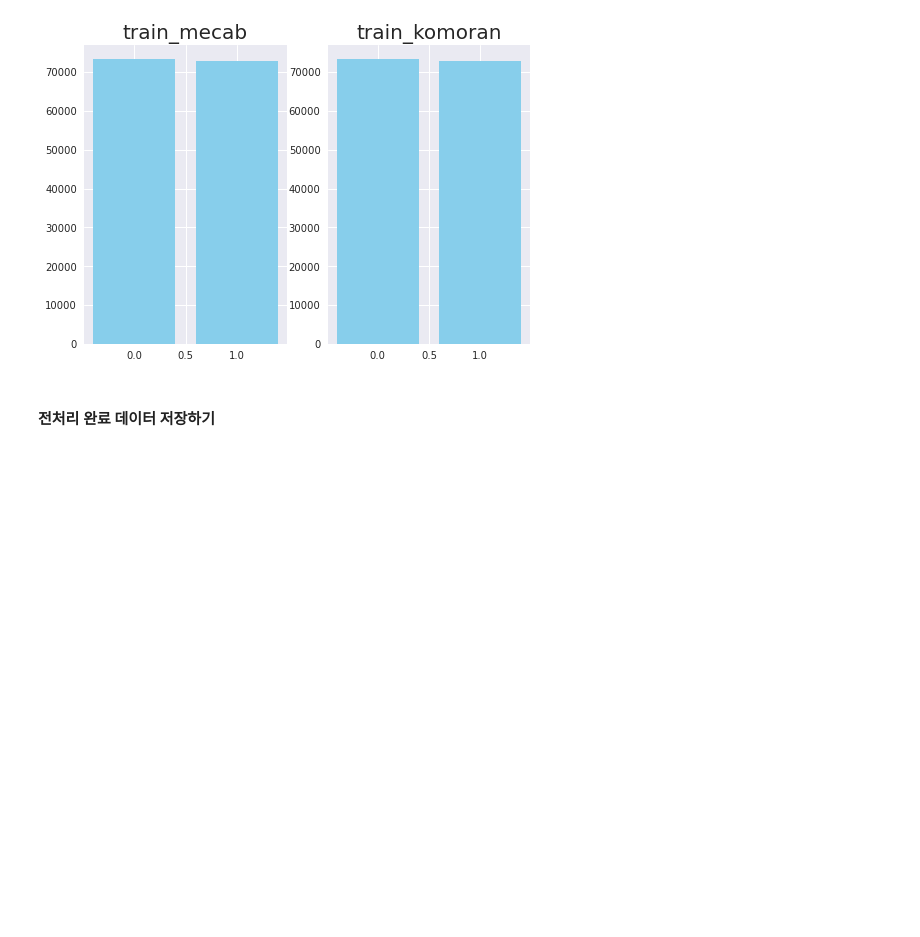
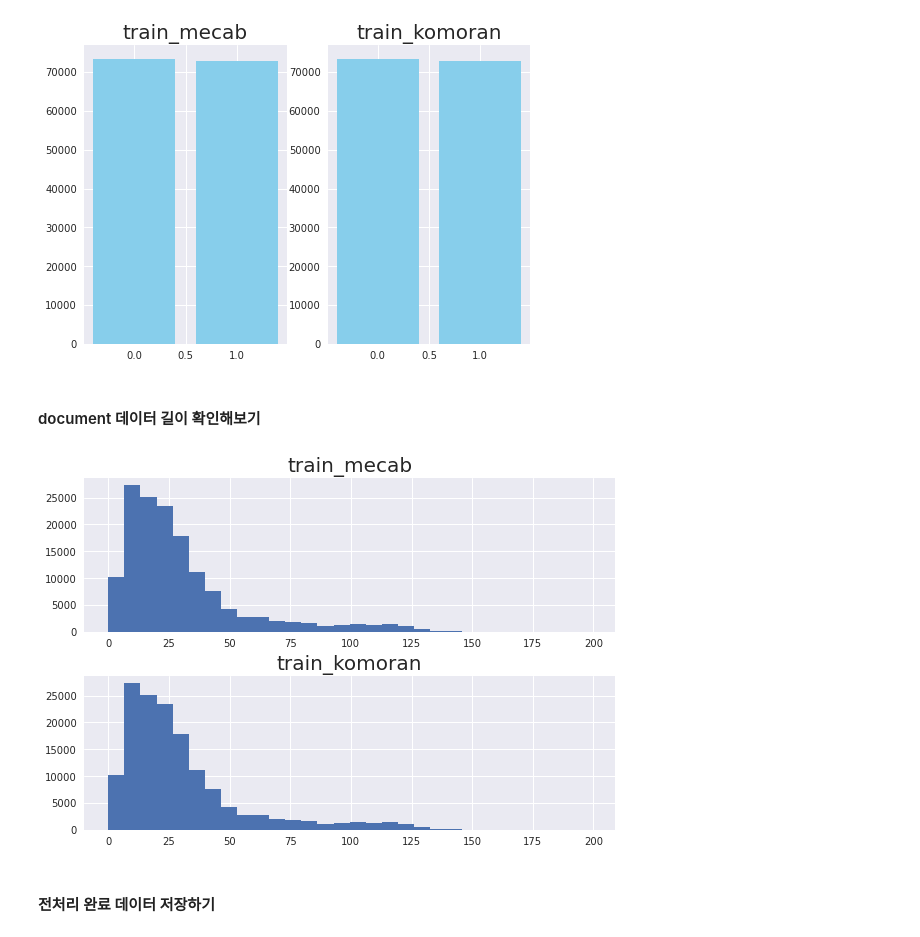
Before and after one commit to jaylnne/nsmc-bert-pytorch_lightning, a Jupyter notebook: Preprocessing.ipynb, the cells around one changed output. Cells and saved outputs as stored; diff of their text form; code cells hidden in the pictures; blank space fills up the shorter version.

Commit message:
docs: document 데이터 길이 확인

```diff
--- a/Preprocessing.ipynb
+++ b/Preprocessing.ipynb
@@ -109,6 +116,28 @@ plt.bar(train_komoran_vlcnt['index'], train_komoran_vlcnt['label'], color='skybl
 plt.show()
 # %% [output]
 [figure]
+# %% [markdown]
+#### document 데이터 길이 확인해보기
+# %%
+import matplotlib.pyplot as plt
+plt.style.use('seaborn')
+
+train_mecab_doc_len = [len(x) for x in train_mecab['document']]
+train_komoran_doc_len = [len(x) for x in train_komoran['document']]
+
+plt.subplots(constrained_layout=True)
+
+plt.subplot(2, 1, 1)
+plt.title('train_mecab', fontsize=20)
+plt.hist(train_mecab_doc_len, bins=30)
+
+plt.subplot(2, 1, 2)
+plt.title('train_komoran', fontsize=20)
+plt.hist(train_komoran_doc_len, bins=30)
+
+plt.show()
+# %% [output]
+[figure, added]
 # %% [markdown]
 #### 전처리 완료 데이터 저장하기
 # %%
```
Also changed, not shown: parts of 1 cell of this notebook.
